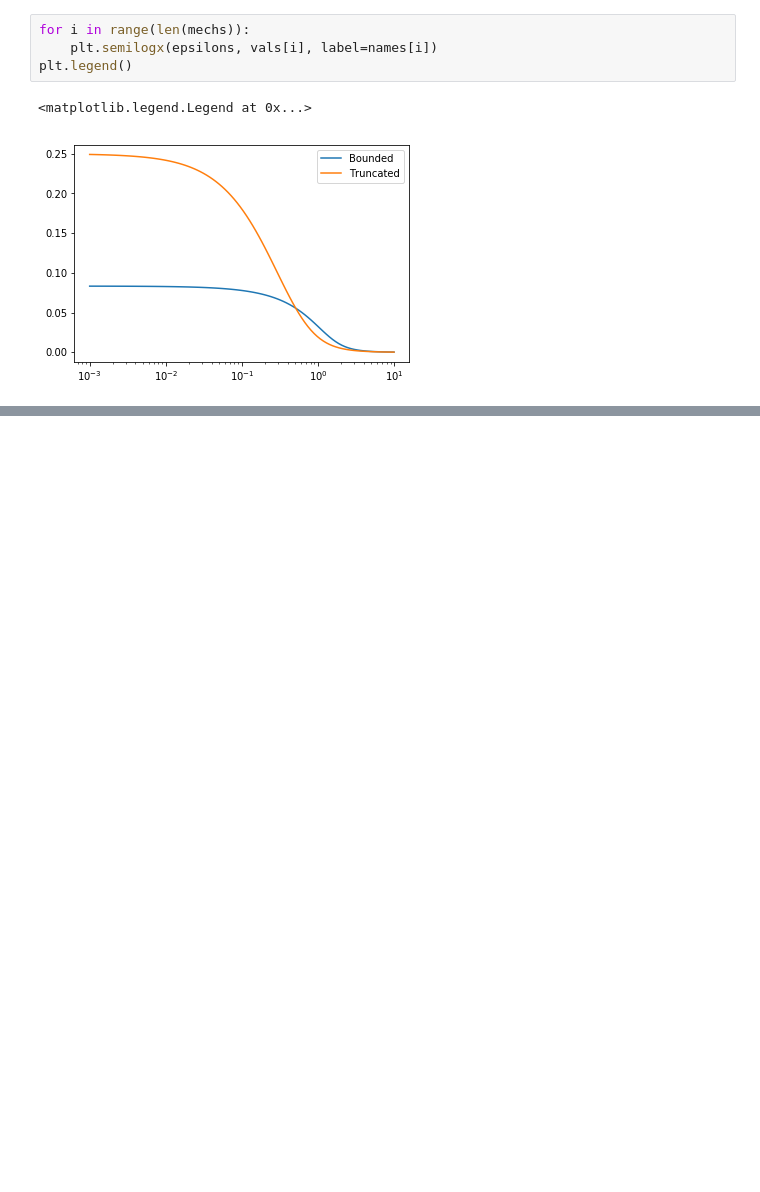
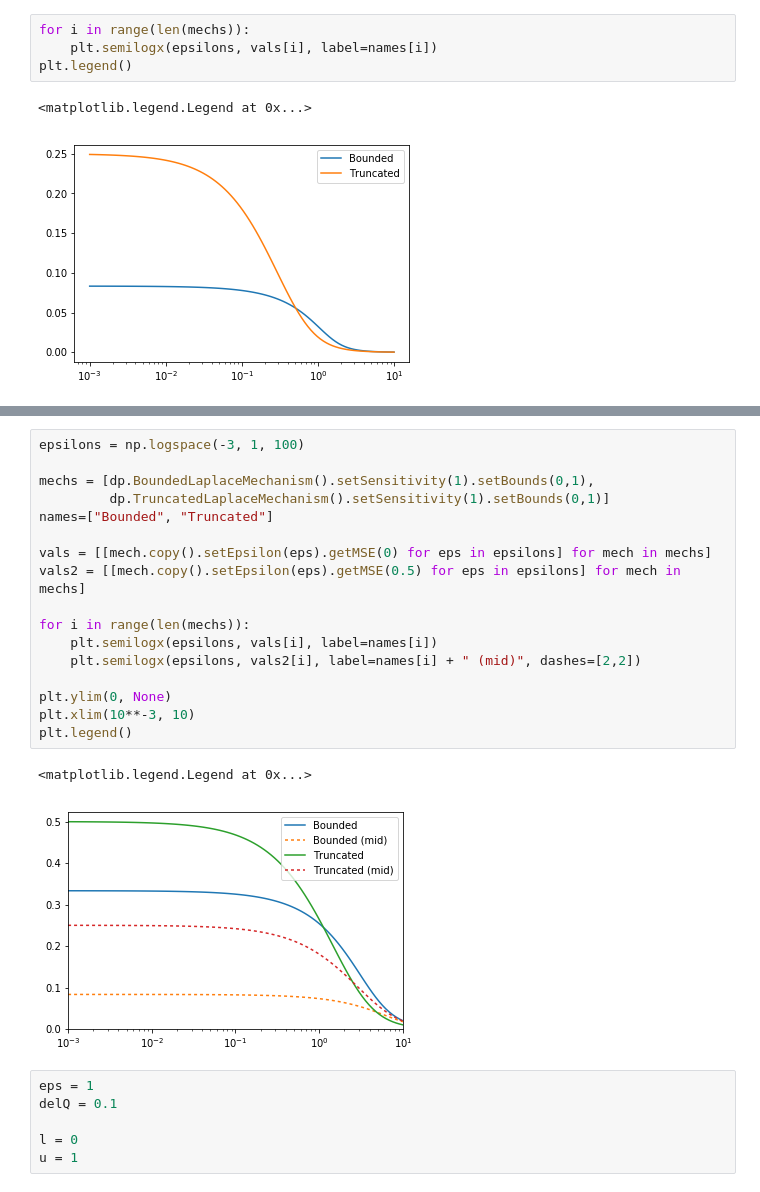
Before and after one commit to IBM/differential-privacy-library, a Jupyter notebook: BiasTest.ipynb, the cells around one changed output, grey strips where cells are left out. Drawn from its saved outputs; the diff is of its cells as text; blank space fills up the shorter version.

```diff
--- a/BiasTest.ipynb
+++ b/BiasTest.ipynb
@@ -375,0 +396,26 @@ plt.legend()
+# %%
+epsilons = np.logspace(-3, 1, 100)
+
+mechs = [dp.BoundedLaplaceMechanism().setSensitivity(1).setBounds(0,1),
+         dp.TruncatedLaplaceMechanism().setSensitivity(1).setBounds(0,1)]
+names=["Bounded", "Truncated"]
+
+vals = [[mech.copy().setEpsilon(eps).getMSE(0) for eps in epsilons] for mech in mechs]
+vals2 = [[mech.copy().setEpsilon(eps).getMSE(0.5) for eps in epsilons] for mech in mechs]
+
+for i in range(len(mechs)):
+    plt.semilogx(epsilons, vals[i], label=names[i])
+    plt.semilogx(epsilons, vals2[i], label=names[i] + " (mid)", dashes=[2,2])
+
+plt.ylim(0, None)
+plt.xlim(10**-3, 10)
+plt.legend()
+# %% [output]
+<matplotlib.legend.Legend at 0x...>
+[figure, added]
+# %%
+eps = 1
+delQ = 0.1
+
+l = 0
+u = 1
```
Also changed, not shown: parts of 10 cells of this notebook.
